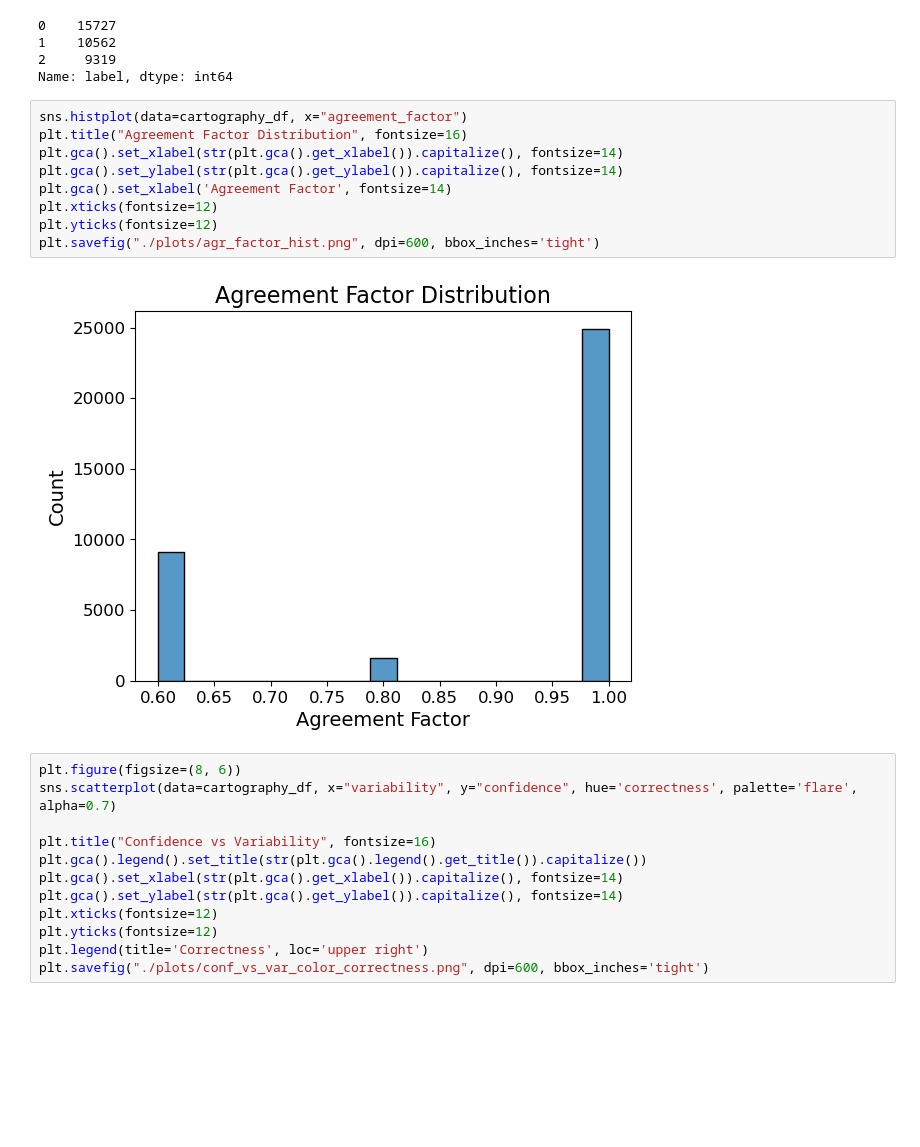
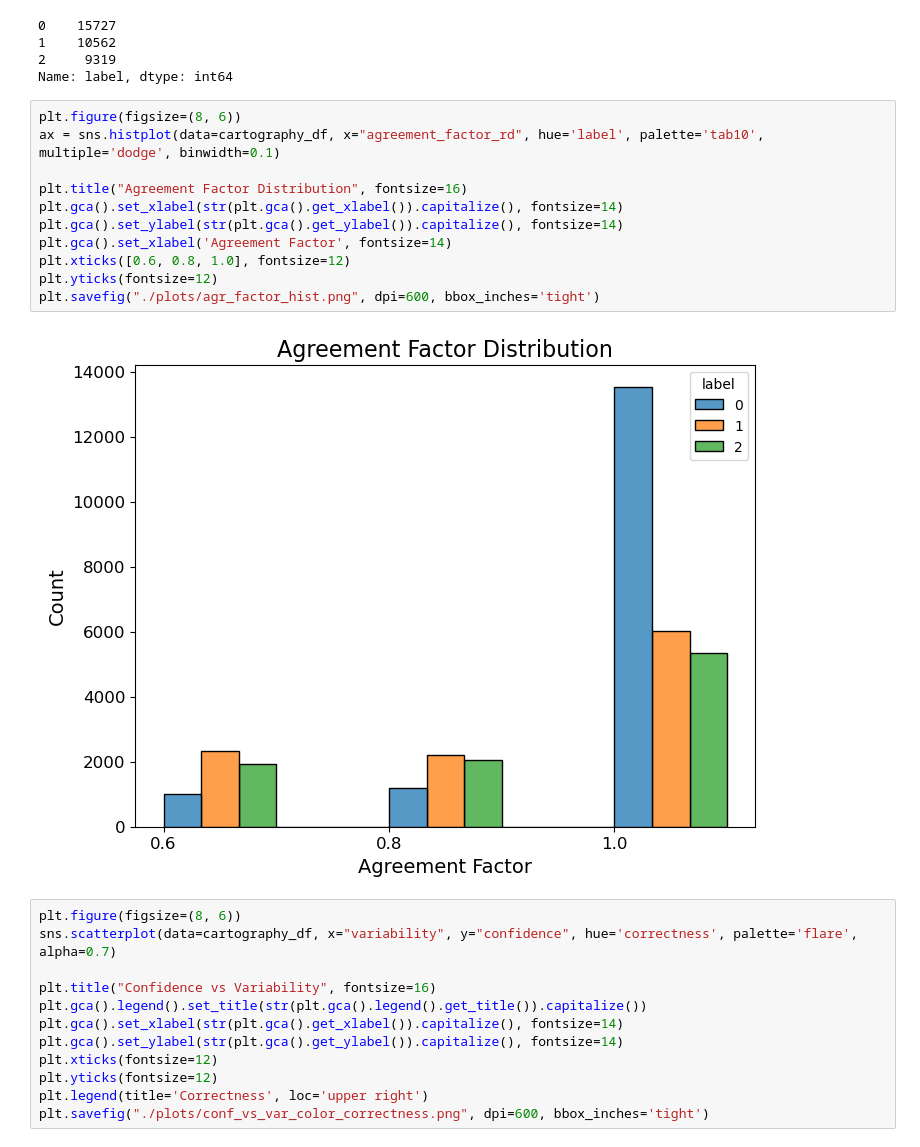
Before and after one commit to abhishekanand1710/noise-and-bias, a Jupyter notebook: dataset-cartography/measuring-hate-speech/cartography_plotting.ipynb, the cells around one changed output. Drawn from its saved outputs; the diff is of its cells as text; blank space fills up the shorter version.

Commit message:
fix in sem eval plotting

```diff
--- a/dataset-cartography/measuring-hate-speech/cartography_plotting.ipynb
+++ b/dataset-cartography/measuring-hate-speech/cartography_plotting.ipynb
@@ -128,16 +128,18 @@ cartography_df['label'].value_counts()
 2     9319
 Name: label, dtype: int64
 # %%
-sns.histplot(data=cartography_df, x="agreement_factor")
+plt.figure(figsize=(8, 6))
+ax = sns.histplot(data=cartography_df, x="agreement_factor_rd", hue='label', palette='tab10', multiple='dodge', binwidth=0.1)
+
 plt.title("Agreement Factor Distribution", fontsize=16)
 plt.gca().set_xlabel(str(plt.gca().get_xlabel()).capitalize(), fontsize=14)
 plt.gca().set_ylabel(str(plt.gca().get_ylabel()).capitalize(), fontsize=14)
 plt.gca().set_xlabel('Agreement Factor', fontsize=14)
-plt.xticks(fontsize=12)
+plt.xticks([0.6, 0.8, 1.0], fontsize=12)
 plt.yticks(fontsize=12)
 plt.savefig("./plots/agr_factor_hist.png", dpi=600, bbox_inches='tight')
 # %% [output]
-[figure, old version]
+[figure, new version]
 # %%
 plt.figure(figsize=(8, 6))
 sns.scatterplot(data=cartography_df, x="variability", y="confidence", hue='correctness', palette='flare', alpha=0.7)
```
Also changed, not shown: parts of 1 cell of this notebook, 23 other files.
